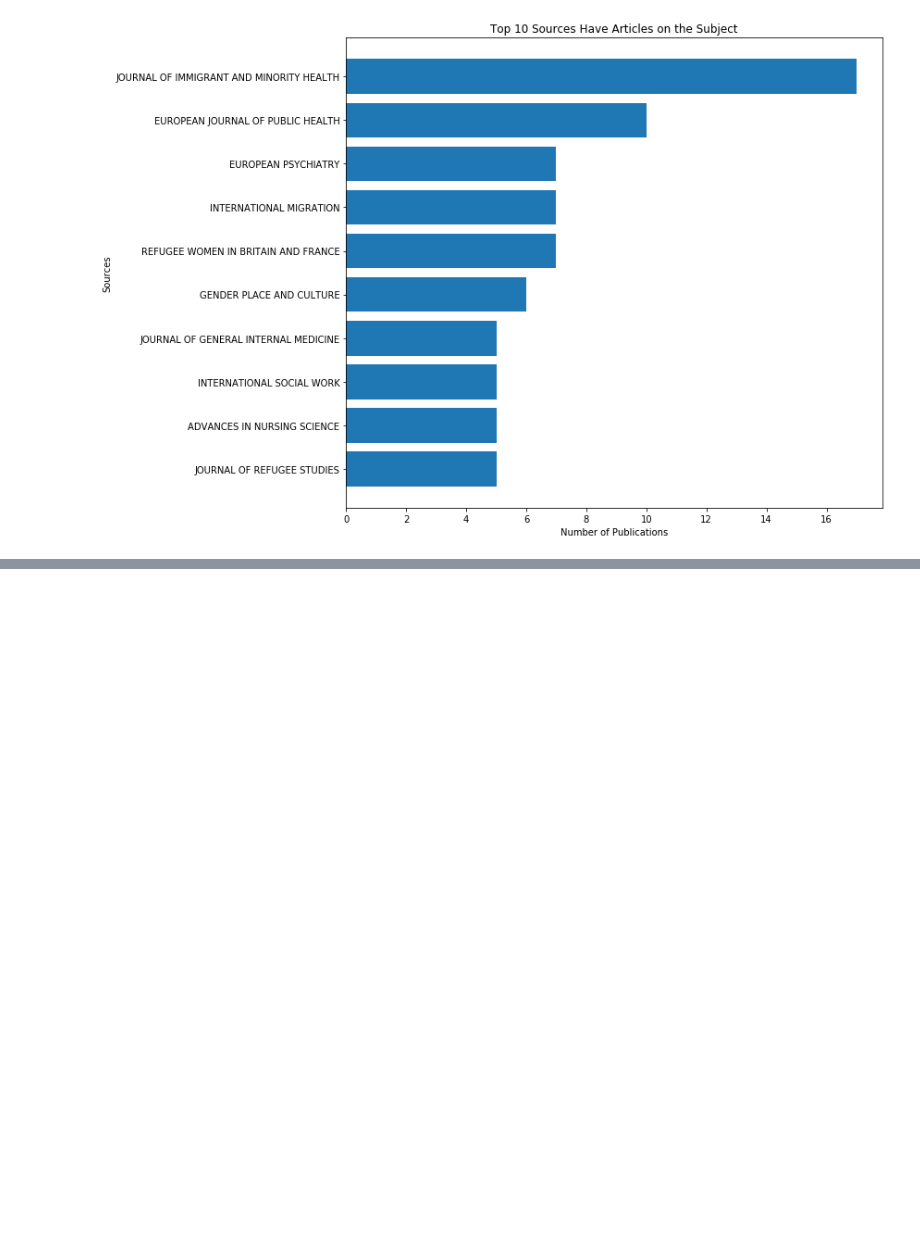
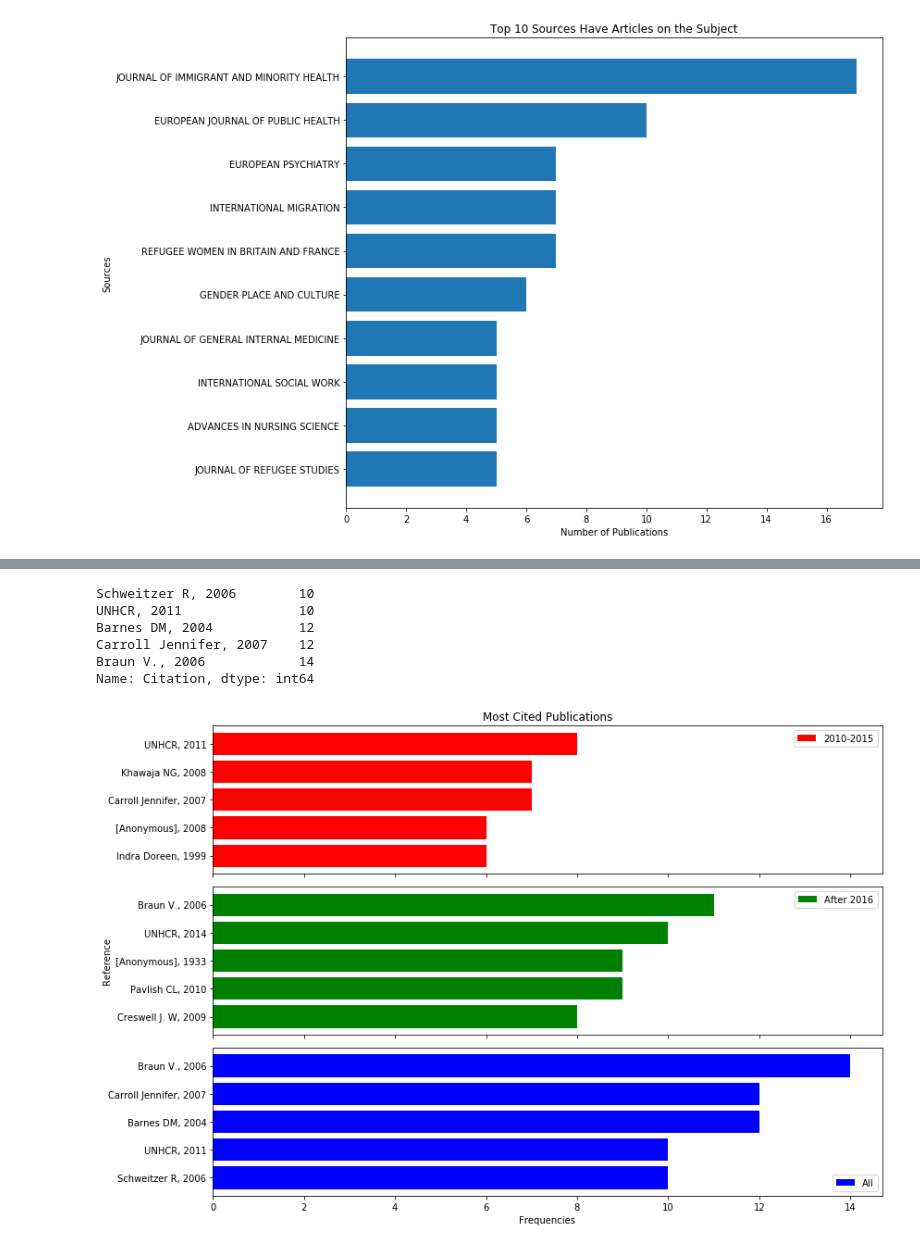
Before and after one commit to kurtsenol/pandas, a Jupyter notebook: web_of_science.ipynb, the cells around one changed output, grey strips where cells are left out. Cells and saved outputs as stored; diff of their text form; code cells hidden in the pictures; blank space fills up the shorter version.

Commit message:
citations plot added

```diff
--- a/web_of_science.ipynb
+++ b/web_of_science.ipynb
@@ -431,0 +483,5 @@ TypeError: 'Series' objects are mutable, thus they cannot be hashed
+# %%
+# change the type to datetime year
+
+cmb["Publication Year"] = pd.to_datetime(cmb["Publication Year"]).dt.year
+cmb.dtypes
@@ -431,0 +517,6 @@ TypeError: 'Series' objects are mutable, thus they cannot be hashed
+# %%
+# Most cited Publications between 2010 and 2015
+
+grp_period_1 = cmb.groupby("Period 1")
+period_1 = grp_period_1["Citation"].value_counts(ascending=True).tail(5)
+period_1.dtypes
@@ -431,0 +525,6 @@ TypeError: 'Series' objects are mutable, thus they cannot be hashed
+# %%
+# Most cited Publications after 2015
+
+grp_period_2 = cmb.groupby("Period 2")
+period_2 = grp_period_2["Citation"].value_counts(ascending=True).tail(5)
+period_2
@@ -431,0 +539,38 @@ TypeError: 'Series' objects are mutable, thus they cannot be hashed
+# %%
+total = cmb["Citation"].value_counts(ascending=True).tail(5)
+total
+# %% [output]
+Schweitzer R, 2006        10
+UNHCR, 2011               10
+Barnes DM, 2004           12
+Carroll Jennifer, 2007    12
+Braun V., 2006            14
+Name: Citation, dtype: int64
+# %%
+import matplotlib.pyplot as plt
+
+fig, (ax_1, ax_2, ax_3) = plt.subplots(nrows=3, ncols=1, figsize=(12,8), sharex=True)
+
+# plt.figure(figsize=(12,12))
+# use plt.barh method for horizontal bar
+ax_1.barh(period_1.index.get_level_values(1), period_1, color="red", label= "2010-2015")
+ax_2.barh(period_2.index.get_level_values(1), period_2, color="green", label= "After 2016")
+ax_3.barh(total.index, total, color="blue", label= "All")
+# add labels
+ax_2.set_ylabel("Reference")
+plt.xlabel("Frequencies")
+
+# add Title
+ax_1.set_title("Most Cited Publications")
+
+ax_1.legend()
+ax_2.legend()
+ax_3.legend()
+
+# arange padding
+plt.tight_layout()
+
+# display the plot
+plt.show()
+# %% [output]
+[figure, added]
```
Also changed, not shown: parts of 10 cells of this notebook.
